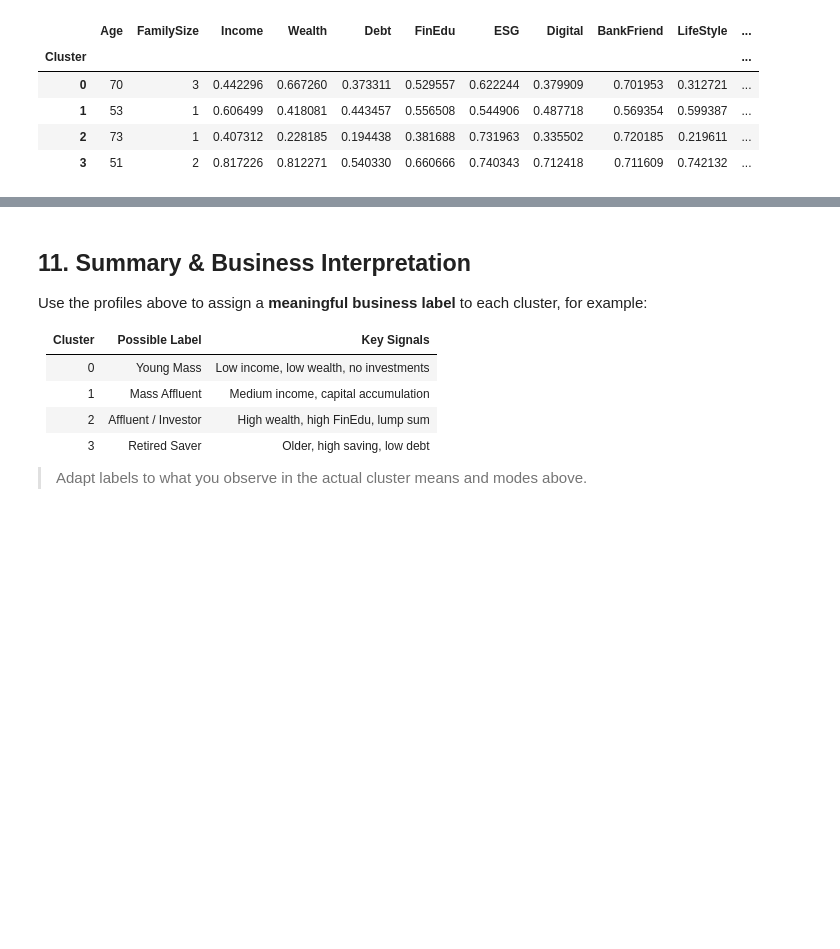
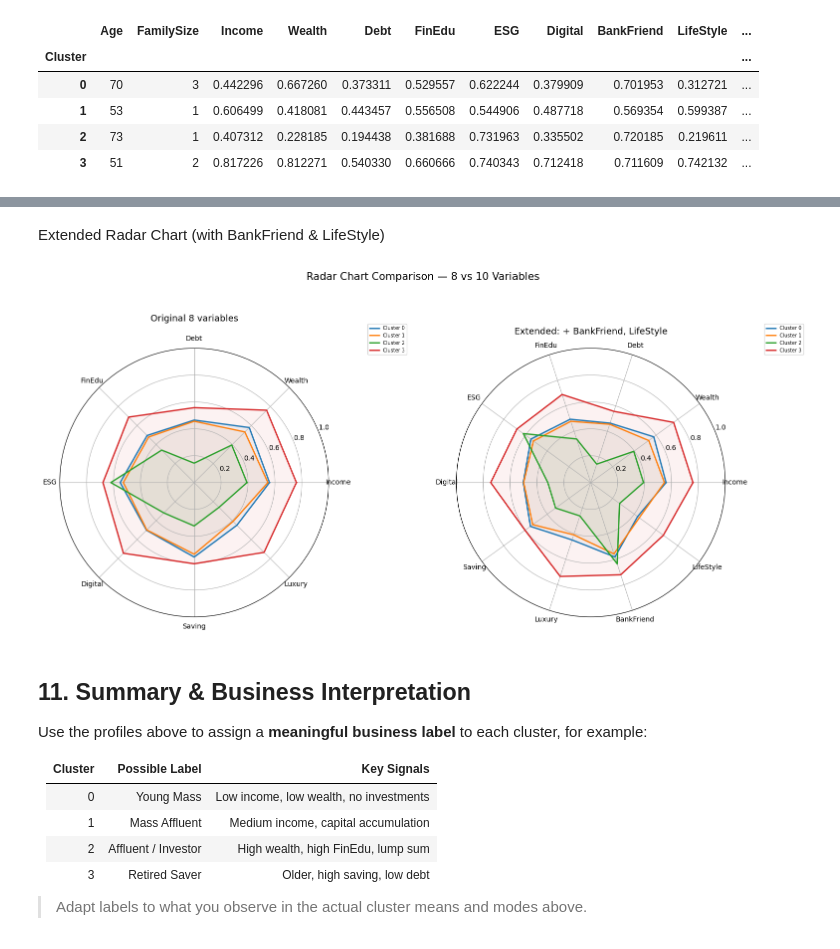
Before and after one commit to SimoneCerrone/FINTECH, a Jupyter notebook: BankClients_Segmentation_Final1.ipynb, the cells around one changed output, grey strips where cells are left out. Cells and saved outputs as stored; diff of their text form; code cells hidden in the pictures; blank space fills up the shorter version.

```diff
--- a/BankClients_Segmentation_Final1.ipynb
+++ b/BankClients_Segmentation_Final1.ipynb
@@ -962,3 +1256,52 @@ display(medoid_profiles[numerical_columns + ['Gen_L','Job_L','Area_L','City_L','
+# %% [markdown]
+Extended Radar Chart (with BankFriend & LifeStyle)
+# %%
+# Adds BankFriend and LifeStyle to the original 8 key variables to check
+# whether they help differentiate clusters.
+#
+# Uses: df (with 'Cluster'), N_CLUSTERS, palette.
+
+key_vars_ext = ['Income', 'Wealth', 'Debt', 'FinEdu', 'ESG',
+                'Digital', 'Saving', 'Luxury', 'BankFriend', 'LifeStyle']
+cluster_means_ext = df.groupby('Cluster')[key_vars_ext].mean()
+
+angles = np.linspace(0, 2 * np.pi, len(key_vars_ext), endpoint=False).tolist()
+angles += angles[:1]
+
+fig, axes = plt.subplots(1, 2, figsize=(16, 7),
+                         subplot_kw=dict(polar=True))
+
+# Left: original 8 variables
+key_vars_orig = ['Income', 'Wealth', 'Debt', 'FinEdu', 'ESG',
+                 'Digital', 'Saving', 'Luxury']
+cluster_means_orig = df.groupby('Cluster')[key_vars_orig].mean()
+angles_orig = np.linspace(0, 2 * np.pi, len(key_vars_orig), endpoint=False).tolist()
+angles_orig += angles_orig[:1]
+
+for c in range(N_CLUSTERS):
+    vals = cluster_means_orig.loc[c].tolist() + cluster_means_orig.loc[c].tolist()[:1]
+    axes[0].plot(angles_orig, vals, label=f'Cluster {c}', linewidth=2, color=palette[c])
+    axes[0].fill(angles_orig, vals, alpha=0.06, color=palette[c])
+axes[0].set_thetagrids(np.degrees(angles_orig[:-1]), key_vars_orig, size=10)
+axes[0].set_ylim(0, 1)
+axes[0].set_title('Original 8 variables', size=13, pad=20)
+axes[0].legend(fontsize=7, loc='upper right', bbox_to_anchor=(1.3, 1.1))
+
+# Right: extended 10 variables
+for c in range(N_CLUSTERS):
+    vals = cluster_means_ext.loc[c].tolist() + cluster_means_ext.loc[c].tolist()[:1]
+    axes[1].plot(angles, vals, label=f'Cluster {c}', linewidth=2, color=palette[c])
+    axes[1].fill(angles, vals, alpha=0.06, color=palette[c])
+axes[1].set_thetagrids(np.degrees(angles[:-1]), key_vars_ext, size=10)
+axes[1].set_ylim(0, 1)
+axes[1].set_title('Extended: + BankFriend, LifeStyle', size=13, pad=20)
+axes[1].legend(fontsize=7, loc='upper right', bbox_to_anchor=(1.3, 1.1))
+
+plt.suptitle('Radar Chart Comparison — 8 vs 10 Variables', fontsize=15, y=1.05)
+plt.tight_layout()
+plt.show()
+# %% [output]
+[figure, added]
 # %% [markdown]
 ## 11. Summary & Business Interpretation
 
```
Also changed, not shown: parts of 19 cells of this notebook, 1 other file.
